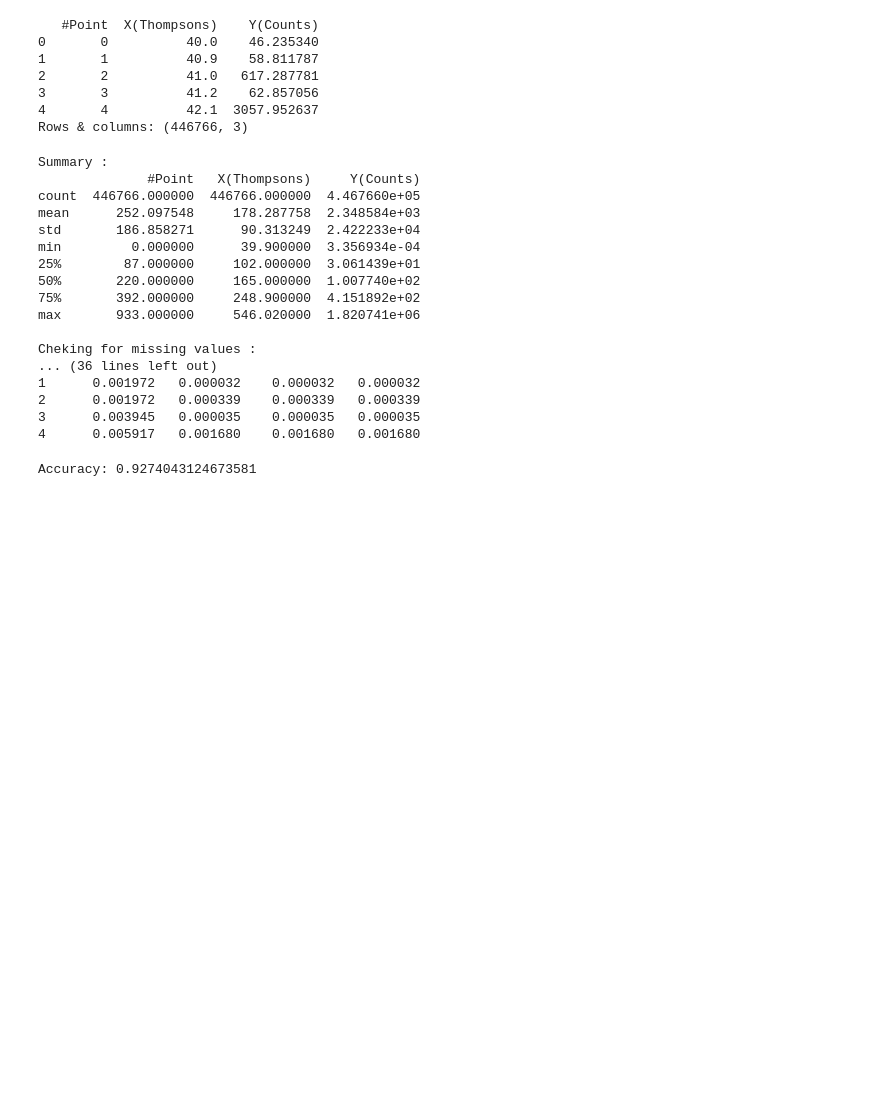
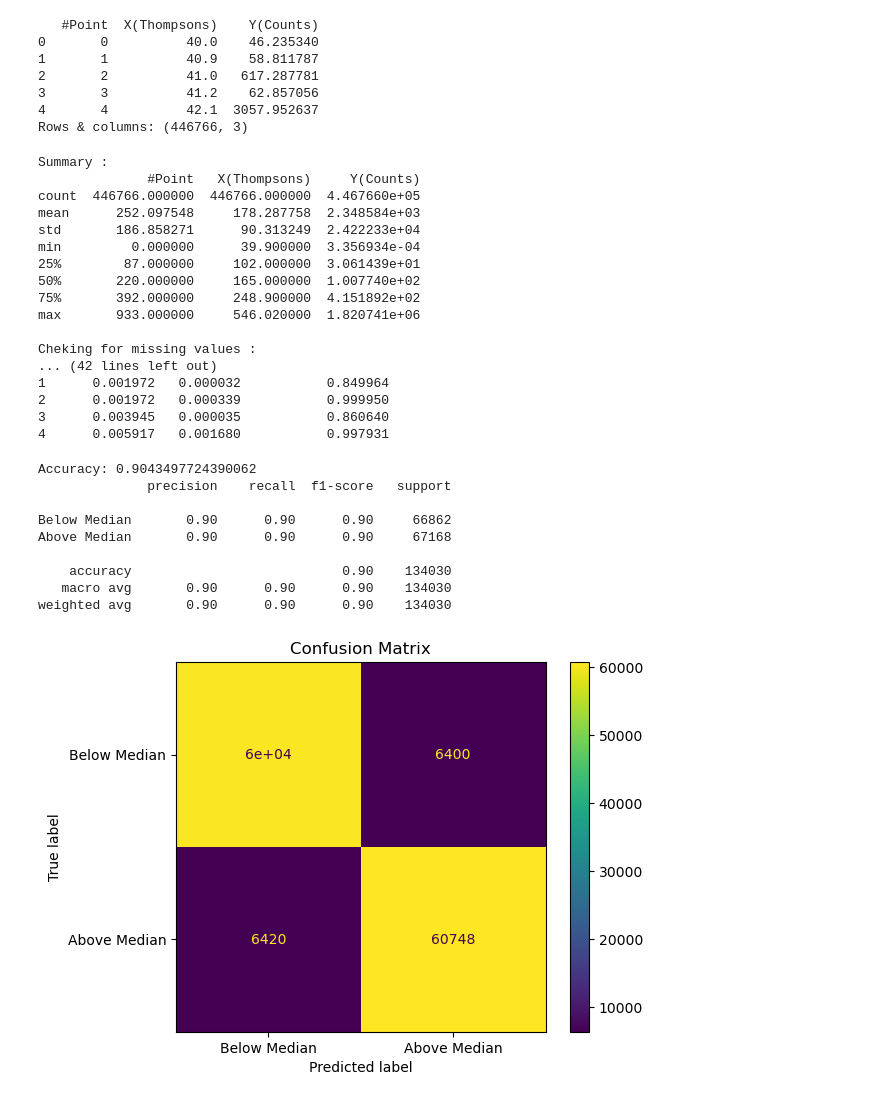
Before and after one commit to mutasim18/Mass-Sceptra-Classification, a Jupyter notebook: Source Code/Naive Bayes.ipynb, the cells around one changed output. Cells and saved outputs as stored; diff of their text form; code cells hidden in the pictures; blank space fills up the shorter version.

```diff
--- a/Source Code/Naive Bayes.ipynb
+++ b/Source Code/Naive Bayes.ipynb
@@ -518,22 +572,34 @@ print(combined_CM123_data.head(5))
 import numpy as np
 from scipy.spatial.distance import cosine
 
-# Creating a reference vector that is the mean of Y(Counts) repeated to match length
-#reference_vector = [combined_CM123_data['Y(Counts)'].mean()] * len(combined_CM123_data)
+# Adding cosine similarity as a new feature
+print("\nCalculating Cosine Similarity...")
+
+# Create a reference vector using the mean of both columns
+reference_vector = [
+    combined_CM123_data['X(Thompsons)'].mean(),
+    combined_CM123_data['Y(Counts)'].mean()
+]
+
 # Calculate cosine similarity between each row and the reference vector
-#combined_CM123_data['cosine_similarity'] = combined_CM123_data['Y(Counts)'].apply(
-    #lambda y: 1 - cosine([y], reference_vector)
-#)
+combined_CM123_data['cosine_similarity'] = combined_CM123_data.apply(
+    lambda row: 1 - cosine([row['X(Thompsons)'], row['Y(Counts)']], reference_vector),
+    axis=1
+)
+
+# Display the DataFrame with the new feature
+print("\nAfter adding cosine similarity:")
+print(combined_CM123_data.head())
 
 # 2. Area Ratio: Area ratio using trapezoidal rule with respect to X(Thompsons)
-print("\nCalculating Area Ratio...")
-combined_CM123_data['area_ratio'] = combined_CM123_data['Y(Counts)'] / combined_CM123_data['Y(Counts)'].sum()
+#print("\nCalculating Area Ratio...")
+#combined_CM123_data['area_ratio'] = combined_CM123_data['Y(Counts)'] / combined_CM123_data['Y(Counts)'].sum()
 
 # 3. Standard Deviation Ratio: Standard deviation ratio between Y(Counts) and X(Thompsons)
-print("\nCalculating Standard Deviation Ratio...")
-combined_CM123_data['std_ratio'] = combined_CM123_data['Y(Counts)'] / (combined_CM123_data['X(Thompsons)'].std() + 1)  # +1 to avoid division by zero
+#print("\nCalculating Standard Deviation Ratio...")
+#combined_CM123_data['std_ratio'] = combined_CM123_data['Y(Counts)'] / (combined_CM123_data['X(Thompsons)'].std() + 1)  # +1 to avoid division by zero
 
-# Display the DataFrame with the new features
+# Display the DataFrame with the new feature
 print("\nAfter adding new features:")
 print(combined_CM123_data.head())
 # Normalizing the dataset
@@ -543,7 +609,7 @@ from sklearn.preprocessing import MinMaxScaler
 import pandas as pd
 
 scaler = MinMaxScaler()
-columns_to_normalize = ['X(Thompsons)', 'Y(Counts)', 'area_ratio', 'std_ratio']
+columns_to_normalize = ['X(Thompsons)', 'Y(Counts)', 'cosine_similarity']
 combined_CM123_data[columns_to_normalize] = scaler.fit_transform(combined_CM123_data[columns_to_normalize])
 print(combined_CM123_data.head(5))
 # %% [output]
@@ -559,37 +625,56 @@ min         0.000000      39.900000  3.356934e-04
 max       933.000000     546.020000  1.820741e+06
 
 Cheking for missing values :
-... (36 lines left out)
-1      0.001972   0.000032    0.000032   0.000032
-2      0.001972   0.000339    0.000339   0.000339
-3      0.003945   0.000035    0.000035   0.000035
-4      0.005917   0.001680    0.001680   0.001680
+... (42 lines left out)
+1      0.001972   0.000032           0.849964
+2      0.001972   0.000339           0.999950
+3      0.003945   0.000035           0.860640
+4      0.005917   0.001680           0.997931
 # %%
 # Naive Bayes on CM1, CM2 & CM3 combined
+import matplotlib.pyplot as plt
 from sklearn.naive_bayes import GaussianNB
 from sklearn.model_selection import train_test_split
-from sklearn.metrics import accuracy_score
+from sklearn.metrics import classification_report, accuracy_score, ConfusionMatrixDisplay
 
 # Convert Y(Counts) into binary labels based on the median
 y = (combined_CM123_data['Y(Counts)'] > combined_CM123_data['Y(Counts)'].median()).astype(int)
 
 # Split dataset into features and target
-X = combined_CM123_data[['X(Thompsons)', 'area_ratio', 'std_ratio']]
+X = combined_CM123_data[['X(Thompsons)', 'cosine_similarity']]
 
 # Split data into training and testing sets
 X_train, X_test, y_train, y_test = train_test_split(X, y, test_size=0.3, random_state=50)
 
 # Initialize SVM Classifier with an RBF kernel
 model = GaussianNB()
 
 # Train the model
 model.fit(X_train, y_train)
 
 # Make predictions
 y_pred = model.predict(X_test)
 
 # Evaluate the model
 accuracy = accuracy_score(y_test, y_pred)
 print(f"Accuracy: {accuracy}")
+
+# Classification Report
+report = classification_report(y_test, y_pred, target_names=["Below Median", "Above Median"])
+print(report)
+
+# Confusion Matrix
+ConfusionMatrixDisplay.from_estimator(model, X_test, y_test, display_labels=["Below Median", "Above Median"])
+plt.title("Confusion Matrix")
+plt.show()
 # %% [output]
-Accuracy: 0.9274043124673581
+Accuracy: 0.9043497724390062
+              precision    recall  f1-score   support
+
+Below Median       0.90      0.90      0.90     66862
+Above Median       0.90      0.90      0.90     67168
+
+    accuracy                           0.90    134030
+   macro avg       0.90      0.90      0.90    134030
+weighted avg       0.90      0.90      0.90    134030
+[figure, added]
```
Also changed, not shown: parts of 5 cells of this notebook.
